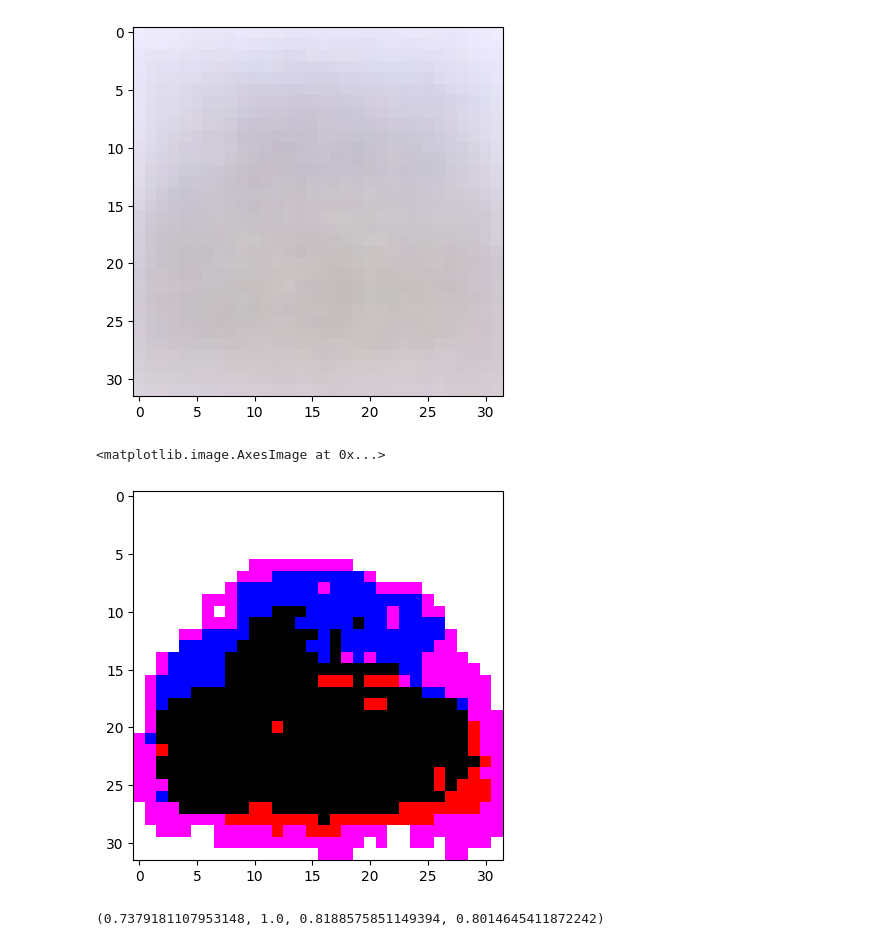
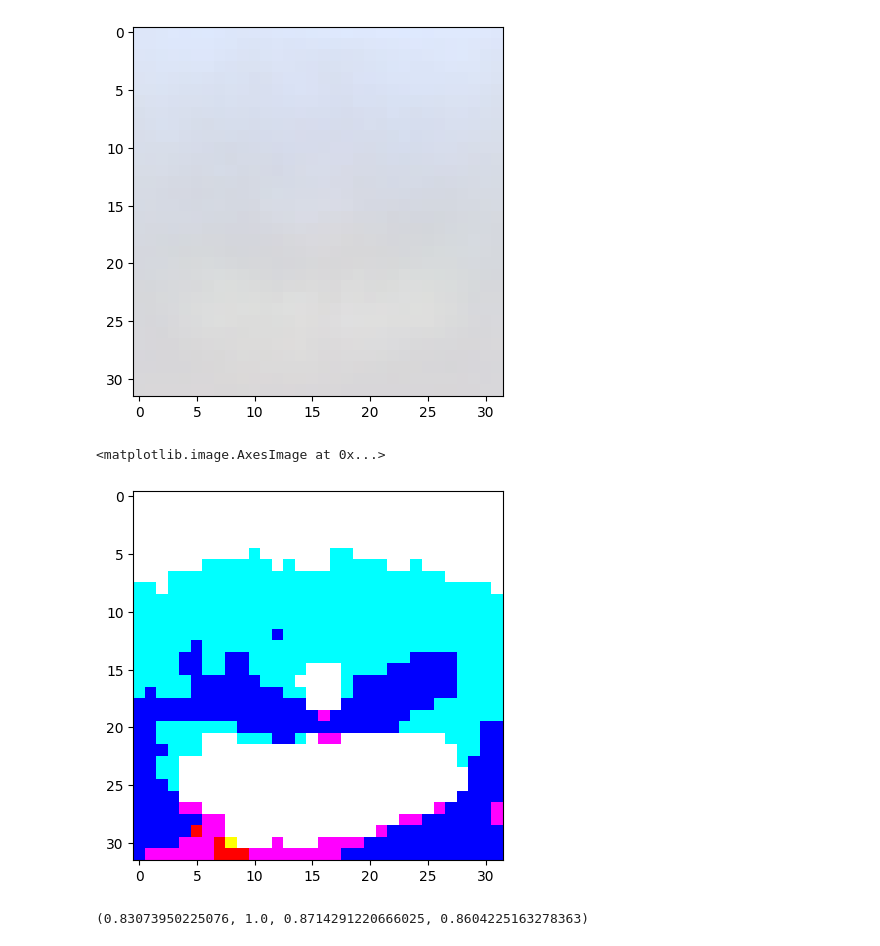
Before and after one commit to danillorobertopereira/fema, a Jupyter notebook: notebook/FeatureLearningCifar10.ipynb, the cells around one changed output. Cells and saved outputs as stored; diff of their text form; code cells hidden in the pictures.

```diff
--- a/notebook/FeatureLearningCifar10.ipynb
+++ b/notebook/FeatureLearningCifar10.ipynb
@@ -98,7 +106,7 @@ for r in range(rows):
         # showing image
         plt.imshow(model_fl.features_weigth[model_fl.INTRA,count-1].reshape(32,32,3)/np.max(model_fl.features_weigth[model_fl.INTRA,count-1]) )
         plt.axis('off')
-        plt.title(cifar_classes[c-1])
+        plt.title(cifar_classes[count-1])
 
         count = count+1
 # %% [output]
@@ -105,0 +114,20 @@ for r in range(rows):
+# %%
+fig = plt.figure(figsize=(10, 5))
+
+# setting values to rows and column variables
+rows = 2
+columns = 5
+
+count = 1
+for r in range(rows):
+    for c in range(columns):
+
+        # Adds a subplot at the 1st position
+        fig.add_subplot(rows, columns, count)
+
+        # showing image
+        plt.imshow(model_fl.features_weigth[model_fl.INTER,count-1].reshape(32,32,3)/np.max(model_fl.features_weigth[model_fl.INTER,count-1]) )
+        plt.axis('off')
+        plt.title(cifar_classes[count-1])
+
+        count = count+1
@@ -109,7 +139,7 @@ n_classes = 10
 
 for c in range(n_classes):
     for f in range(train_x.shape[1]):
-        fl_weigths[f] = fl_weigths[f] + (features_weigths[model_fl.INTER, c, f]+features_weigths[model_fl.INTRA, c, f])/n_classes
+        fl_weigths[f] = fl_weigths[f] + (features_weigths[model_fl.INTER, c, f]/features_weigths[model_fl.INTRA, c, f])/n_classes
 
 max_w = np.max(fl_weigths)
 for f in range(train_x.shape[1]):
@@ -120,13 +150,13 @@ plt.imshow(fl_weigths.reshape(32,32,3))
 <matplotlib.image.AxesImage at 0x...>
 [figure]
 # %%
-th = 0.8
+th = 0.85
 selected_features = np.where(fl_weigths > th, 255, 0)
 plt.imshow(selected_features.reshape(32,32,3))
 # %% [output]
 <matplotlib.image.AxesImage at 0x...>
-[figure, old version]
+[figure, new version]
 # %%
 np.min(fl_weigths),np.max(fl_weigths),np.mean(fl_weigths),np.median(fl_weigths)
 # %% [output]
-(0.7379181107953148, 1.0, 0.8188575851149394, 0.8014645411872242)
+(0.83073950225076, 1.0, 0.8714291220666025, 0.8604225163278363)
```
Also changed, not shown: parts of 12 cells of this notebook, 2 other files.
